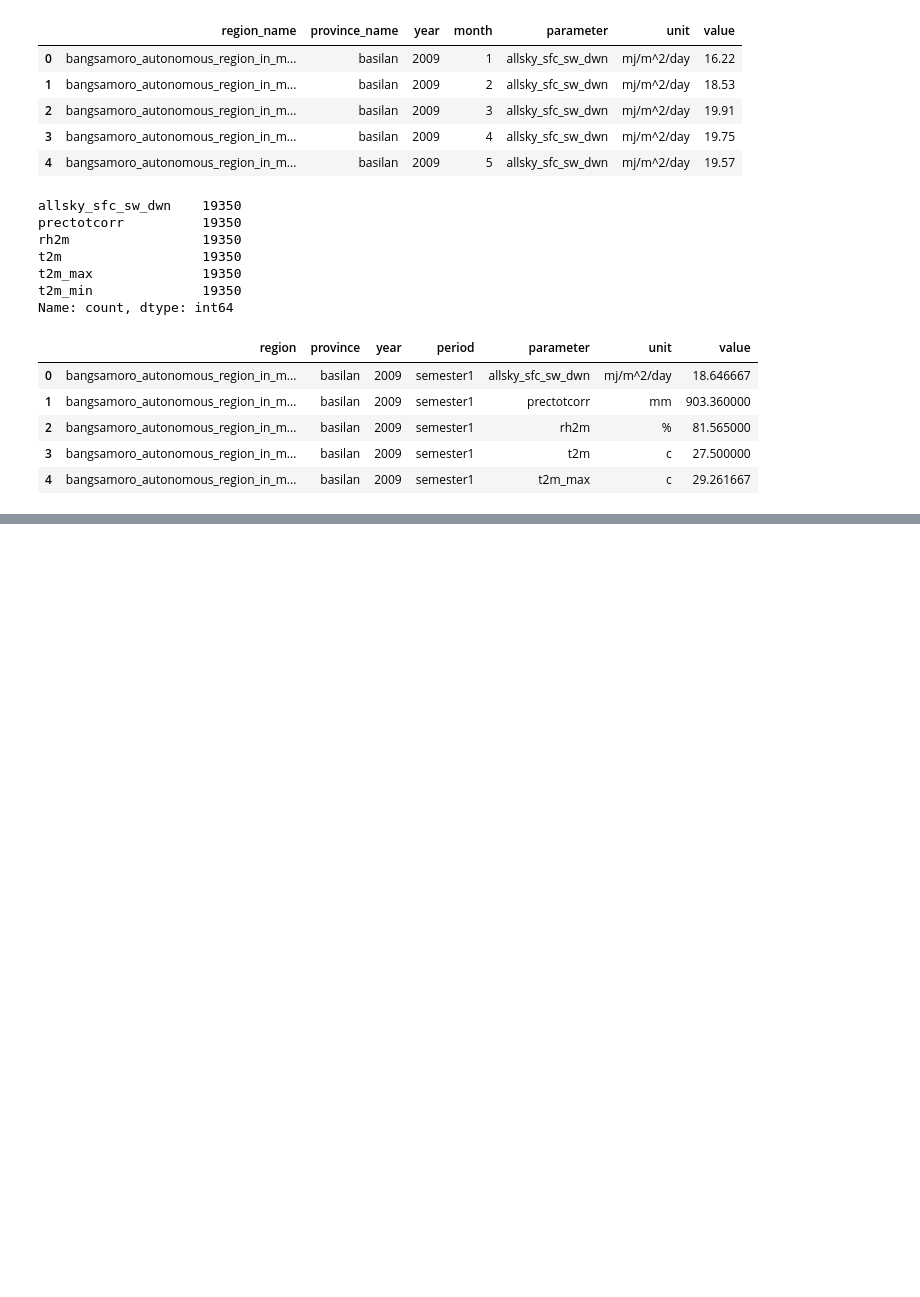
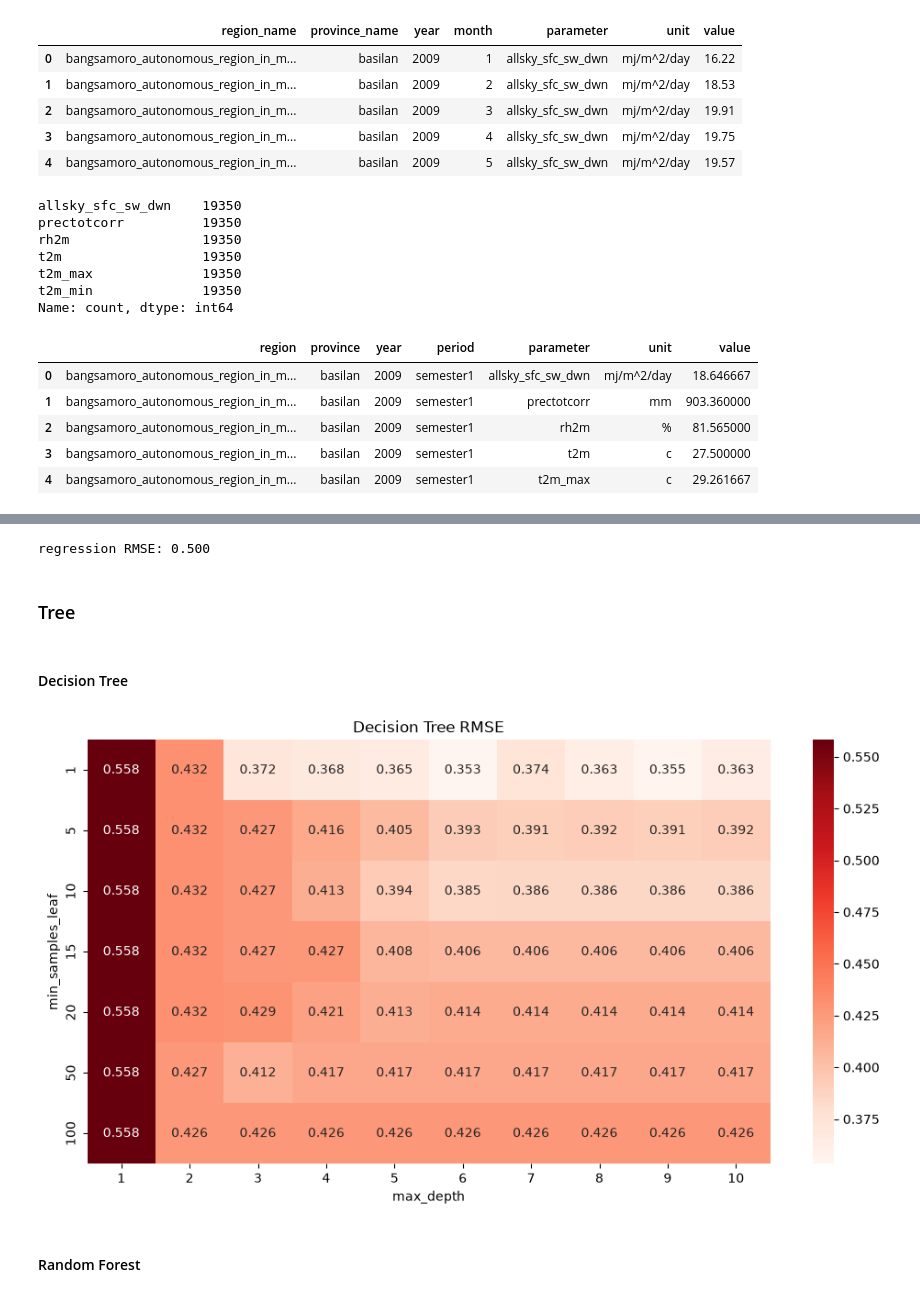
Before and after one commit to rlp-jym/zoomcamp-ml-cohort-2026, a Jupyter notebook: pineapple_yield_prediction/notebook.ipynb, the cells around one changed output, grey strips where cells are left out. Cells and saved outputs as stored; diff of their text form; code cells hidden in the pictures; blank space fills up the shorter version.

```diff
--- a/pineapple_yield_prediction/notebook.ipynb
+++ b/pineapple_yield_prediction/notebook.ipynb
@@ -663,0 +728,24 @@ memory usage: 167.6 KB
+# %%
+# final feats: combined lag 2 weather and yield
+
+final_feats = [
+    'oni_anom_prev2', 'allsky_sfc_sw_dwn_prev2', 'prectotcorr_prev2',
+    'rh2m_prev2', 't2m_prev2', 't2m_max_prev2', 't2m_min_prev2',
+    'yield_prev2',
+]
+X_train = df_train[final_feats]
+X_val = df_val[final_feats]
+
+model = Pipeline([
+    ('impute', SimpleImputer(strategy='constant', fill_value=0)),
+    ('regression', LinearRegression()),
+])
+model.fit(X_train, y_train)
+
+y_pred = model.predict(X_val)
+reg_rsme = root_mean_squared_error(y_val, y_pred)
+print(f"regression RMSE: {reg_rsme:.3f}")
+# %% [output]
+regression RMSE: 0.500
+# %% [markdown]
+### Tree
@@ -663,0 +756,31 @@ memory usage: 167.6 KB
+# %% [markdown]
+#### Decision Tree
+# %%
+dt_rmse = []
+for d in tqdm(range(1, 11)):
+    for s in [1, 5, 10, 15, 20, 50, 100]:
+        models = {'decision_tree': DecisionTreeRegressor(
+            max_depth=d,
+            min_samples_leaf=s,
+            random_state=9)
+            }
+
+        for name, m in models.items():
+            m.fit(X_train.fillna(0), y_train)
+            pred = m.predict(X_val.fillna(0))
+            rmse = root_mean_squared_error(y_val, pred)
+            dt_rmse.append((d, s, rmse))
+# %%
+dt_rmse = pd.DataFrame(dt_rmse, columns=['max_depth', 'min_samples_leaf', 'rmse'])
+dt_rmse = dt_rmse.pivot(index='min_samples_leaf', columns='max_depth', values='rmse')
+
+plt.figure(figsize=(12, 6))
+sns.heatmap(dt_rmse, annot=True, fmt='.3f', cmap='Reds')
+plt.title('Decision Tree RMSE')
+plt.show()
+
+# low and stable at 6 max depth and 10 min samples
+# %% [output]
+[figure, added]
+# %% [markdown]
+#### Random Forest
```
Also changed, not shown: parts of 43 cells of this notebook.
